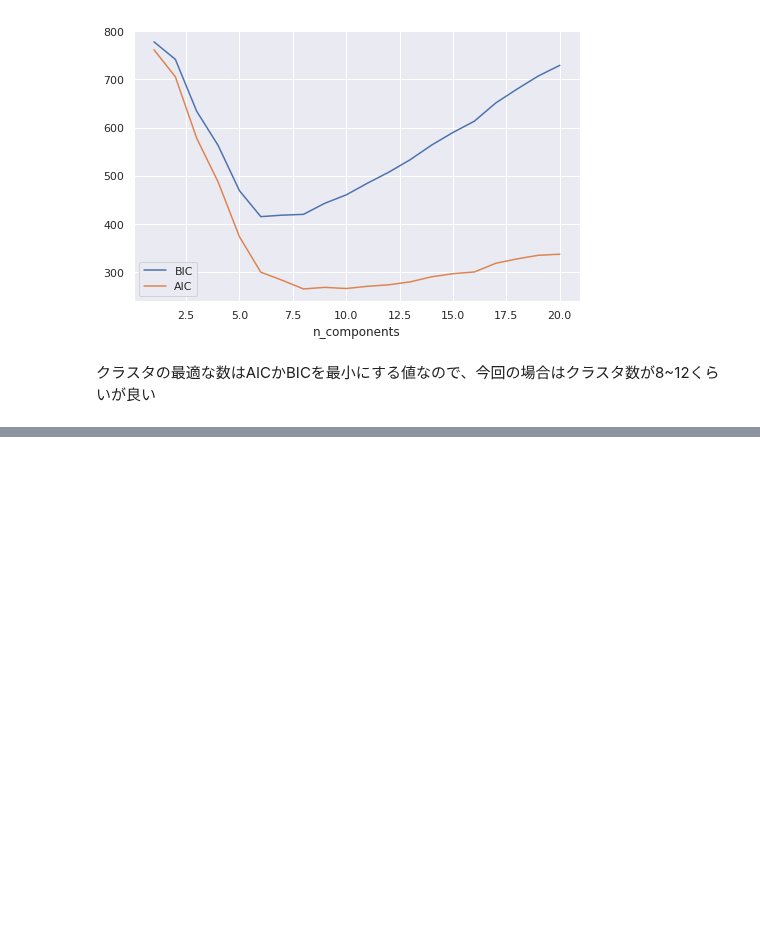
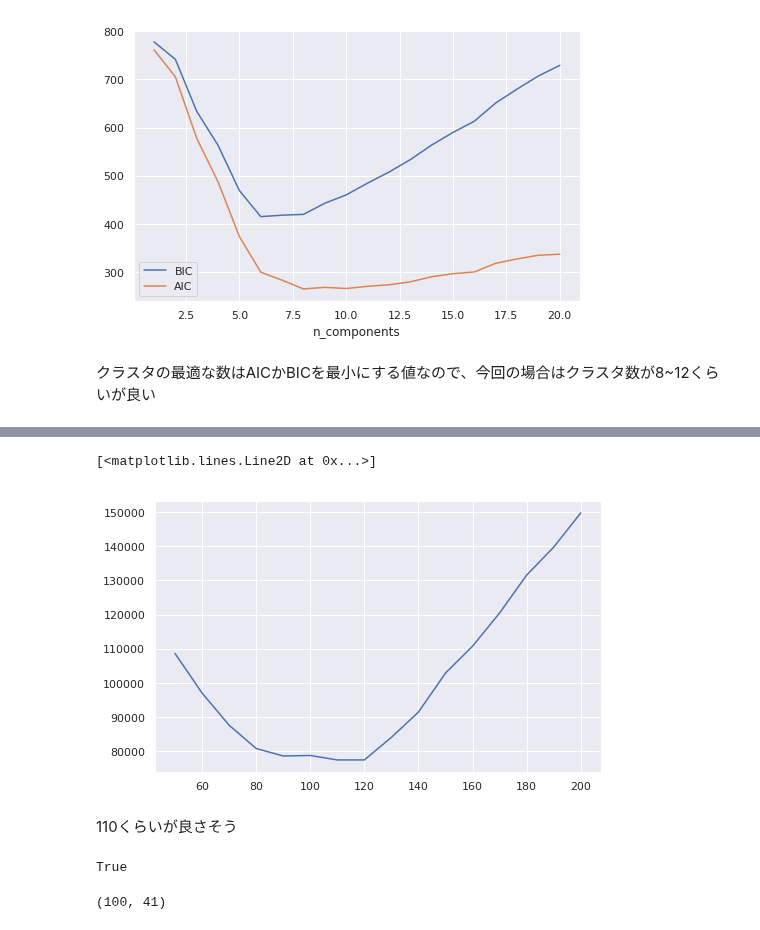
Before and after one commit to thimi0412/PythonDataScinence, a Jupyter notebook: scikit-lean-pra/gaussian_mixture_model.ipynb, the cells around one changed output, grey strips where cells are left out. Drawn from its saved outputs; the diff is of its cells as text; code cells hidden in the pictures; blank space fills up the shorter version.

```diff
--- a/scikit-lean-pra/gaussian_mixture_model.ipynb
+++ b/scikit-lean-pra/gaussian_mixture_model.ipynb
@@ -164,0 +197,23 @@ Text(0.5, 0, 'n_components')
+# %%
+n_components = np.arange(50, 210, 10)
+models = [GaussianMixture(n, covariance_type='full', random_state=0, reg_covar=0.001).fit(Xmoon) for n in n_components]
+aics = [model.fit(data).aic(data) for model in models]
+
+plt.figure(figsize=(8, 5))
+plt.plot(n_components, aics)
+# %% [output]
+[<matplotlib.lines.Line2D at 0x...>]
+[figure, added]
+# %% [markdown]
+110くらいが良さそう
+# %%
+gmm = GaussianMixture(110, covariance_type='full', random_state=0)
+gmm.fit(data)
+print(gmm.converged_)
+# %% [output]
+True
+# %%
+data_new, _ = gmm.sample(100)
+data_new.shape
+# %% [output]
+(100, 41)
```
Also changed, not shown: parts of 8 cells of this notebook.
